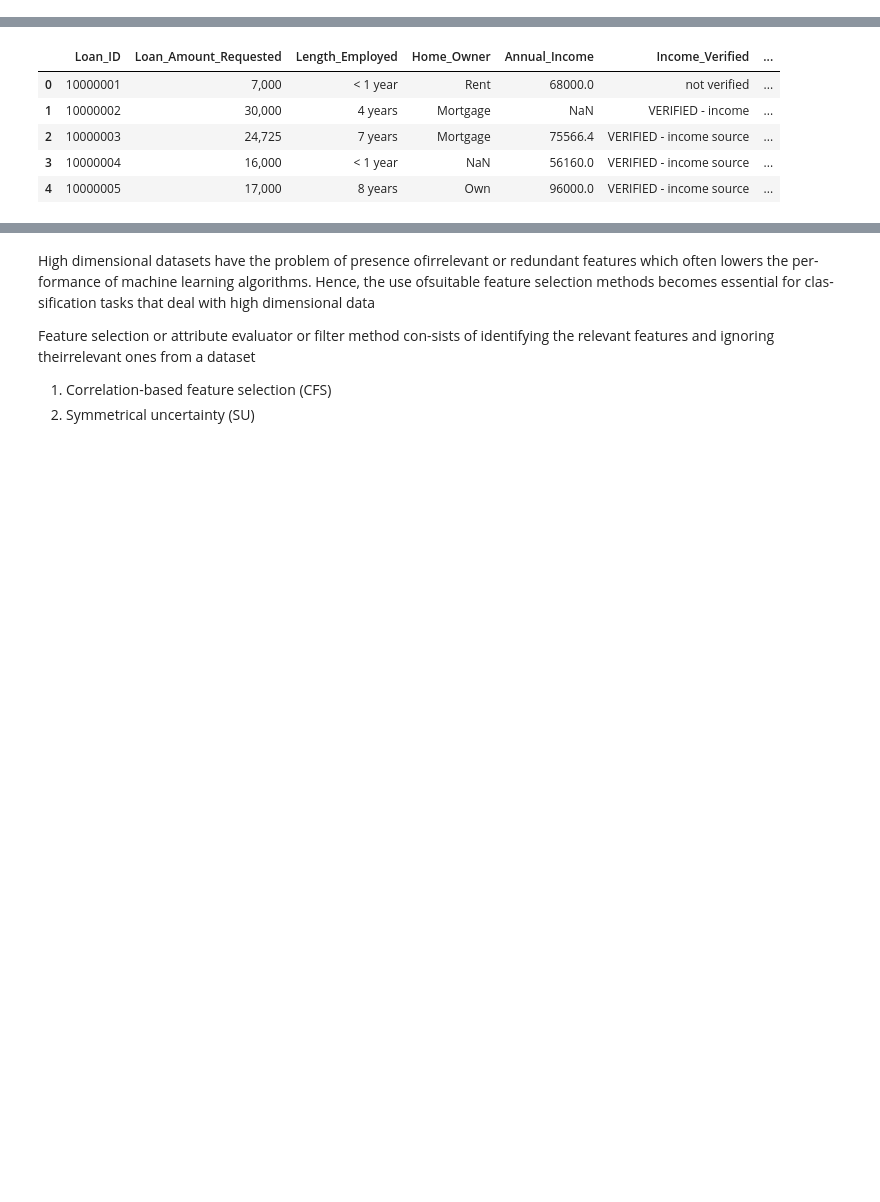
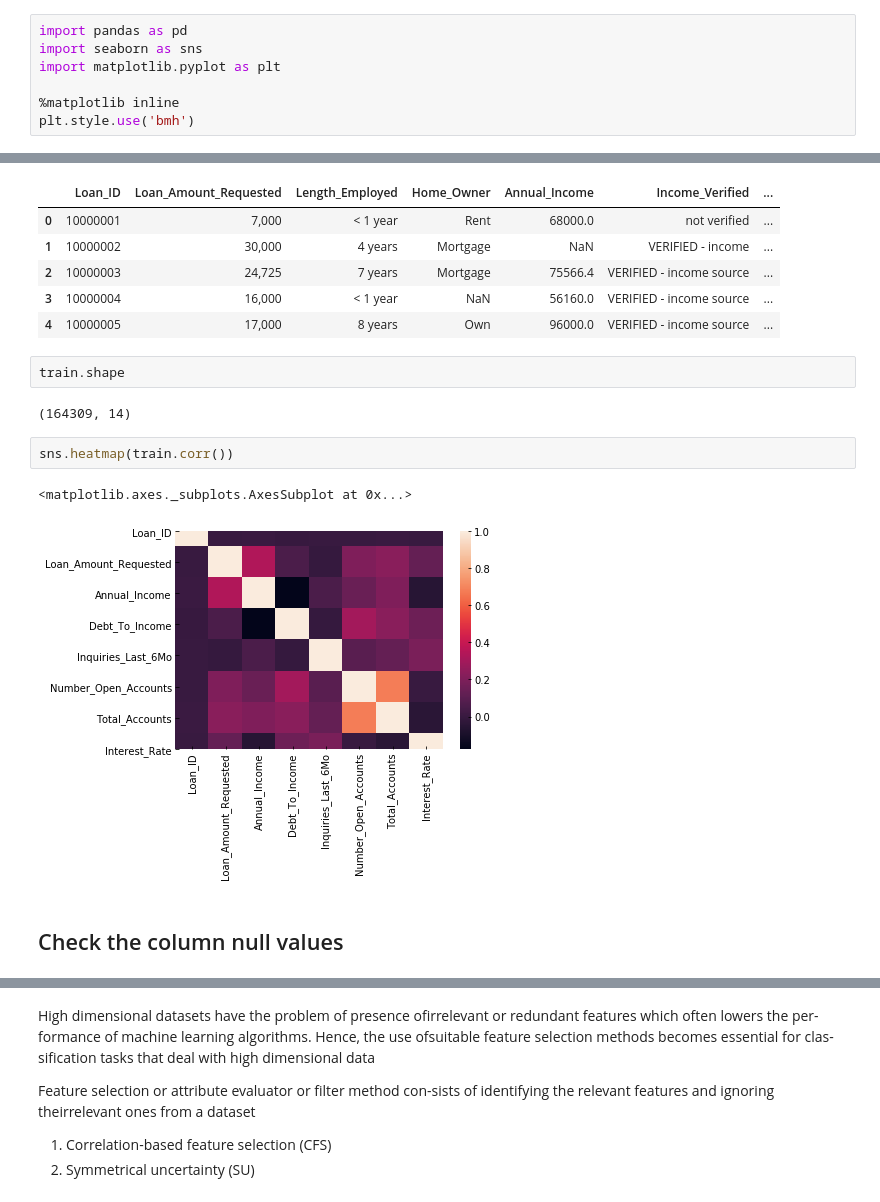
Before and after one commit to msa9493/Machine-Learning, a Jupyter notebook: AV Banking.ipynb, the cells around one changed output, grey strips where cells are left out. Drawn from its saved outputs; the diff is of its cells as text; blank space fills up the shorter version.

```diff
--- a/AV Banking.ipynb
+++ b/AV Banking.ipynb
@@ -3,3 +1,10 @@ import pandas as pd
+# %%
+import pandas as pd
+import seaborn as sns
+import matplotlib.pyplot as plt
+
+%matplotlib inline
+plt.style.use('bmh')
 # %% [markdown]
 ## Load training data
 # %%
@@ -13,3 +18,14 @@ train.head()
 | 2 | 10000003 | 24,725 | 7 years | Mortgage | 75566.4 | VERIFIED - income source | ... |
 | 3 | 10000004 | 16,000 | < 1 year | NaN | 56160.0 | VERIFIED - income source | ... |
 | 4 | 10000005 | 17,000 | 8 years | Own | 96000.0 | VERIFIED - income source | ... |
+# %%
+train.shape
+# %% [output]
+(164309, 14)
+# %%
+sns.heatmap(train.corr())
+# %% [output]
+<matplotlib.axes._subplots.AxesSubplot at 0x...>
+[figure, added]
+# %% [markdown]
+## Check the column null values
```
Also changed, not shown: parts of 100 cells of this notebook.
